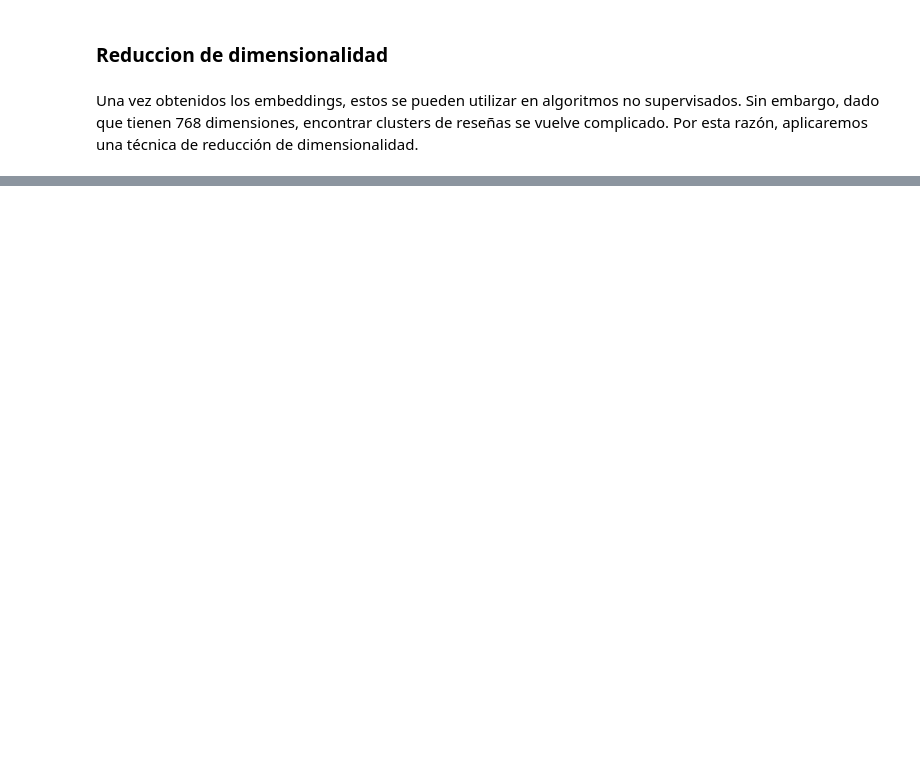
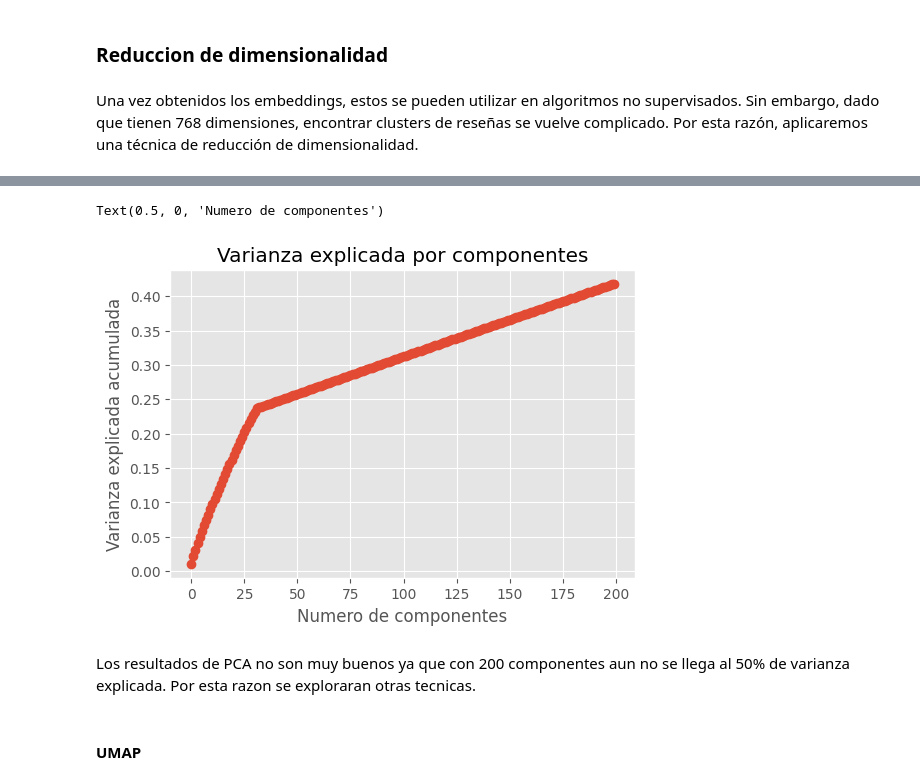
Before and after one commit to jjovalle99/aprendizaje_no_supervisado_22, a Jupyter notebook: proyecto/proyecto_entrega_1.ipynb, the cells around one changed output, grey strips where cells are left out. Saved outputs shown, nothing was run; the diff lists cells and outputs as text; code cells hidden in the pictures; blank space fills up the shorter version.

```diff
--- a/proyecto/proyecto_entrega_1.ipynb
+++ b/proyecto/proyecto_entrega_1.ipynb
@@ -192,0 +199,3 @@ torch.Tensor
+# %%
+# Pasamos los embeddings a la GPU para no ocupar toda la memoria de la CPU.
+embeddings = torch.from_numpy(embeddings).to("cuda")
@@ -201,0 +212,4 @@ truncated_embeddings = model.fit_transform(embeddings)
+# %%
+%%time
+dim_model = PCA(n_components=200, random_state=1399, svd_solver="full")
+dim_model.fit(embeddings)
@@ -201,0 +220,13 @@ truncated_embeddings = model.fit_transform(embeddings)
+# %%
+plt.figure(figsize = (6, 4))
+plt.plot(range(200), dim_model.explained_variance_ratio_.cumsum().get(), marker="o", linestyle="--")
+plt.title("Varianza explicada por componentes")
+plt.ylabel("Varianza explicada acumulada")
+plt.xlabel("Numero de componentes")
+# %% [output]
+Text(0.5, 0, 'Numero de componentes')
+[figure, added]
+# %% [markdown]
+Los resultados de PCA no son muy buenos ya que con 200 componentes aun no se llega al 50% de varianza explicada. Por esta razon se exploraran otras tecnicas.
+# %% [markdown]
+#### UMAP
```
Also changed, not shown: parts of 32 cells of this notebook.
